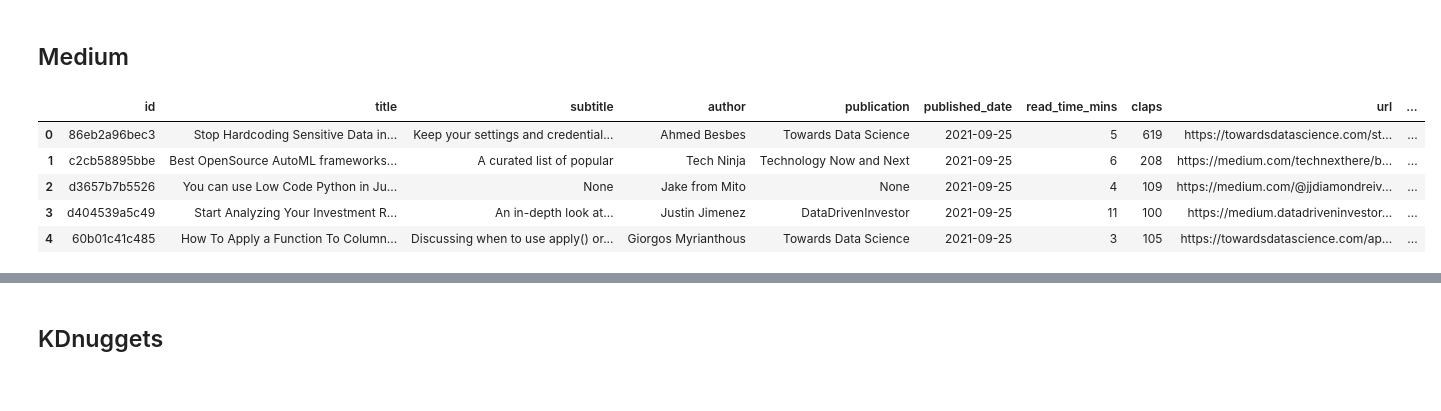
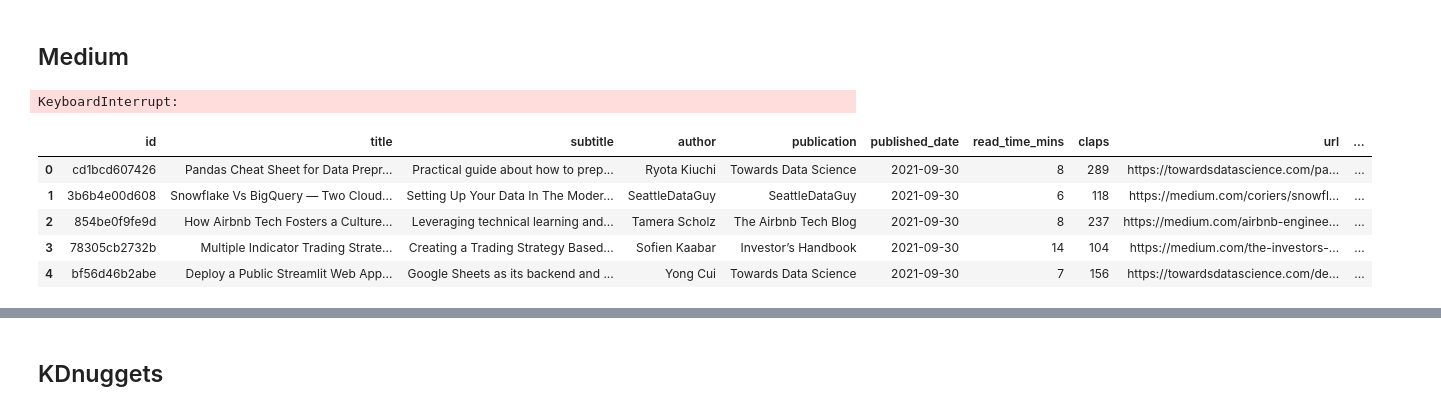
Before and after one commit to archonixm/python-web-scraper, a Jupyter notebook: Pipeline.ipynb, the cells around one changed output, grey strips where cells are left out. Drawn from its saved outputs; the diff is of its cells as text; code cells hidden in the pictures.

```diff
--- a/Pipeline.ipynb
+++ b/Pipeline.ipynb
@@ -378,8 +378,8 @@ def get_skills(title, subtitle):
     return None, None
 # %%
 tag = 'data-science'
-start_date = dt.datetime(2021, 1, 1)
-end_date = dt.datetime(2021, 9, 22)
+start_date = dt.datetime(2021, 9, 30)
+end_date = dt.datetime(2021, 10, 18)
 current_date = start_date
 
 for i in range((end_date - start_date).days):
@@ -390,10 +390,10 @@ for i in range((end_date - start_date).days):
         df.to_csv('database/medium_data_science.csv', index=False, mode='a', header=False)
     current_date = current_date + dt.timedelta(days=1)
     time.sleep(3)
+# %% [output]
+KeyboardInterrupt:
 # %%
 tag = 'machine-learning'
-start_date = dt.datetime(2021, 1, 1)
-end_date = dt.datetime(2021, 9, 22)
 current_date = start_date
 
 for i in range((end_date - start_date).days):
@@ -435,26 +430,26 @@ df_med.head()
 df_med.to_csv('database/medium.csv', index=False)
 # %%
 tags = ['data-science', 'machine-learning', 'data-engineering']
-start_date = dt.datetime(2021, 9, 25)
-end_date = dt.datetime(2021, 9, 28)
+start_date = dt.datetime(2021, 9, 30)
+end_date = dt.datetime(2021, 10, 18)
 df_med = pd.DataFrame()
 
 for tag in tags:
     current_date = start_date
     for i in range((end_date - start_date).days):
         df_temp = medium_scraper(tag, current_date)
         df_med = df_med.append(df_temp)
         current_date = current_date + dt.timedelta(days=1)
         time.sleep(3)
 
 df_med.head()
 # %% [output]
 |  | id | title | subtitle | author | publication | published_date | read_time_mins | claps | url | ... |
-| 0 | 86eb2a96bec3 | Stop Hardcoding Sensitive Data in... | Keep your settings and credential... | Ahmed Besbes | Towards Data Science | 2021-09-25 | 5 | 619 | https://towardsdatascience.com/st... | ... |
-| 1 | c2cb58895bbe | Best OpenSource AutoML frameworks... | A curated list of popular | Tech Ninja | Technology Now and Next | 2021-09-25 | 6 | 208 | https://medium.com/technexthere/b... | ... |
-| 2 | d3657b7b5526 | You can use Low Code Python in Ju... | None | Jake from Mito | None | 2021-09-25 | 4 | 109 | https://medium.com/@jjdiamondreiv... | ... |
-| 3 | d404539a5c49 | Start Analyzing Your Investment R... | An in-depth look at… | Justin Jimenez | DataDrivenInvestor | 2021-09-25 | 11 | 100 | https://medium.datadriveninvestor... | ... |
-| 4 | 60b01c41c485 | How To Apply a Function To Column... | Discussing when to use apply() or... | Giorgos Myrianthous | Towards Data Science | 2021-09-25 | 3 | 105 | https://towardsdatascience.com/ap... | ... |
+| 0 | cd1bcd607426 | Pandas Cheat Sheet for Data Prepr... | Practical guide about how to prep... | Ryota Kiuchi | Towards Data Science | 2021-09-30 | 8 | 289 | https://towardsdatascience.com/pa... | ... |
+| 1 | 3b6b4e00d608 | Snowflake Vs BigQuery — Two Cloud... | Setting Up Your Data In The Moder... | SeattleDataGuy | SeattleDataGuy | 2021-09-30 | 6 | 118 | https://medium.com/coriers/snowfl... | ... |
+| 2 | 854be0f9fe9d | How Airbnb Tech Fosters a Culture... | Leveraging technical learning and... | Tamera Scholz | The Airbnb Tech Blog | 2021-09-30 | 8 | 237 | https://medium.com/airbnb-enginee... | ... |
+| 3 | 78305cb2732b | Multiple Indicator Trading Strate... | Creating a Trading Strategy Based... | Sofien Kaabar | Investor’s Handbook | 2021-09-30 | 14 | 104 | https://medium.com/the-investors-... | ... |
+| 4 | bf56d46b2abe | Deploy a Public Streamlit Web App... | Google Sheets as its backend and ... | Yong Cui | Towards Data Science | 2021-09-30 | 7 | 156 | https://towardsdatascience.com/de... | ... |
 # %%
 df_med = df_med.sort_values(by=['published_date', 'id'])
 df_med = df_med.drop_duplicates(subset=['id'])
```
Also changed, not shown: parts of 7 cells of this notebook, 3 other files.
